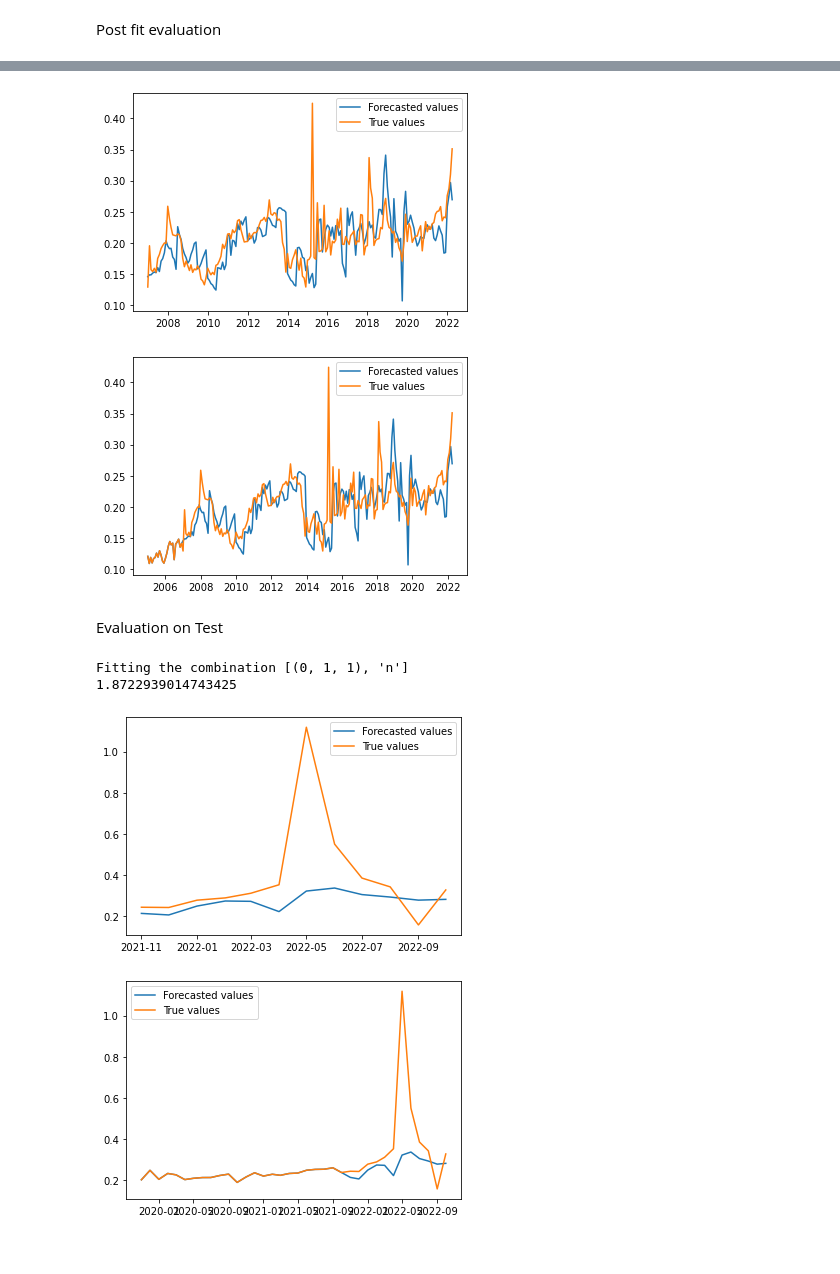
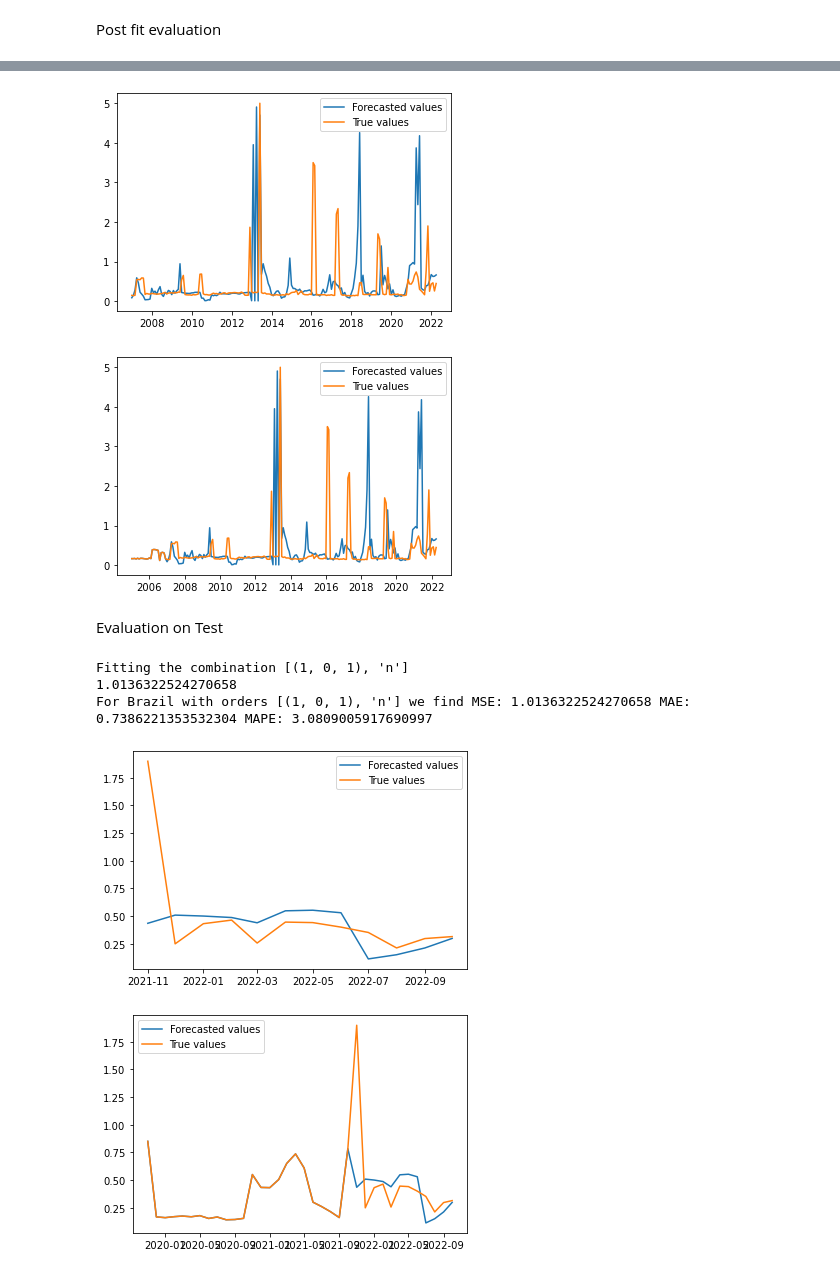
Before and after one commit to Gogonemnem/erasmus-university-rotterdam-assignments, a Jupyter notebook: code/notebooks/Liza/ARIMAX.ipynb, the cells around one changed output, grey strips where cells are left out. Saved outputs shown, nothing was run; the diff lists cells and outputs as text; code cells hidden in the pictures.

Commit message:
Add measure MSE,MAPE,MAE

```diff
--- a/code/notebooks/Liza/ARIMAX.ipynb
+++ b/code/notebooks/Liza/ARIMAX.ipynb
@@ -85,9 +85,9 @@ def evaluation_measures(actual, predicted):
 def arima_config(p,q):
     models = list()
     # define config lists
-    p_params = list(range(p))
+    p_params = list(range(1,p))
     d_params = [0,1]
-    q_params = list(range(q))
+    q_params = list(range(1,q))
     t_params = ['n']
     # create config instances
     for p in p_params:
@@ -159,6 +168,5 @@ Pre examination of model
 # %%
-df_maize = pd.read_excel('MAIZE_FILTERED_2023-02-25_19-36-41.xlsx', header=[0, 1], index_col=0) #ADJUST to product
-country = 'Germany'
+country = 'Brazil'
 df = df_maize.xs(country, axis = 1, level =1 , drop_level=True) #ADJUST to country
 
 #Stationairity
@@ -190,8 +198,8 @@ if __name__ == '__main__':
 
     #Select which country dataset you want to forcast
     #variable_list = list(df_maize.columns.levels[0])
-    #country_list = list(df_maize.columns.levels[1])
-    country = 'Germany'
+    country_list = list(df_maize.columns.levels[1])
+    country = 'Brazil'
     df = df_maize.xs(country, axis = 1, level =1 , drop_level=True) #ADJUST to country
 
     #split the data in test and train
@@ -208,7 +216,7 @@ if __name__ == '__main__':
     df_test, mean_tp, sd_tp = transform_data(df_test)
 
     # model configs
-    p = 5
+    p = 2
     q = 2
     cfg_list = arima_config(p,q)
     step = [24,6] #history horizon and multistepforecast
@@ -301,37 +298,50 @@ plt.plot(trueprices,label='True values')
 plt.legend()
 plt.show()
 # %% [output]
-[figure, old version]
+[figure, new version]
-[figure, old version]
+[figure, new version]
 # %% [markdown]
 Evaluation on Test
 # %%
 #Run test set
 df_test = df_test_unedited.copy()
 df_test, mean_tp, sd_tp = transform_data(df_test)
 score_test, predictions_test = moving_window(df_test, step, best_cfg)
+
+predictions_test_destandardize = np.exp(predictions_test*sd_tp+mean_tp)
+
+#measures MSE, MAE,MAPE
+#MSE = mean_squared_error(df_test_unedited.price[step[0]:], predictions_test_destandardize)
+#MAE = mean_absolute_error(df_test_unedited.price[step[0]:], predictions_test_destandardize)
+#MAPE = mean_absolute_percentage_error(df_test_unedited.price[step[0]:], predictions_test_destandardize)
+
+MSE = mean_squared_error(df_test.price[step[0]:], predictions_test)
+MAE = mean_absolute_error(df_test.price[step[0]:], predictions_test)
+MAPE = mean_absolute_percentage_error(df_test.price[step[0]:], predictions_test)
+
+print("For",country,"with orders",best_cfg,"we find MSE:", MSE,"MAE:",MAE,"MAPE:",MAPE)
 #Visulaize the test results
-predictions_test_destandardize = np.exp(predictions_test*sd_tp+mean_tp)
 
 #plot only forcast horizon
 
 plt.plot(predictions_test_destandardize,label='Forecasted values')
 plt.plot(df_test_unedited.price[step[0]:],label='True values')
 plt.legend()
 plt.show()
 
 #plot on full period
 trueprices_t = df_test_unedited.price
 forecasted_pricest = trueprices_t[:len(trueprices_t)-len(predictions_test_destandardize)]
 forecasted_pricest = forecasted_pricest.append(predictions_test_destandardize)
 
 
 plt.plot(forecasted_pricest,label='Forecasted values')
 plt.plot(trueprices_t,label='True values')
 plt.legend()
 plt.show()
 # %% [output]
-Fitting the combination [(0, 1, 1), 'n']
-1.8722939014743425
+Fitting the combination [(1, 0, 1), 'n']
+1.0136322524270658
+For Brazil with orders [(1, 0, 1), 'n'] we find MSE: 1.0136322524270658 MAE: 0.7386221353532304 MAPE: 3.0809005917690997
-[figure, old version]
+[figure, new version]
-[figure, old version]
+[figure, new version]
```
Also changed, not shown: parts of 5 cells of this notebook.
